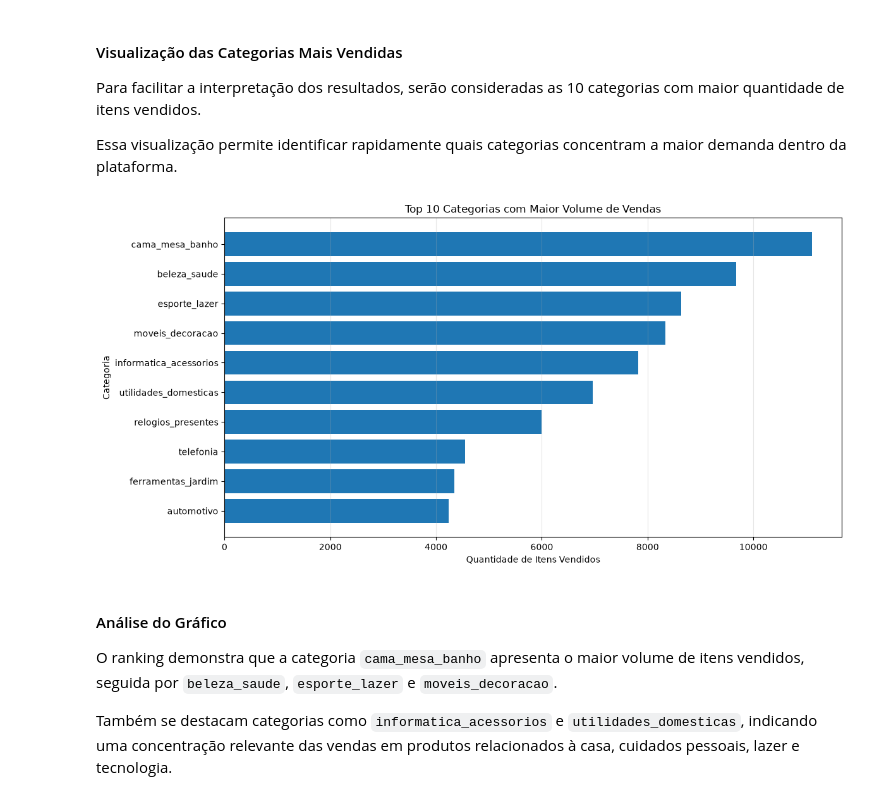
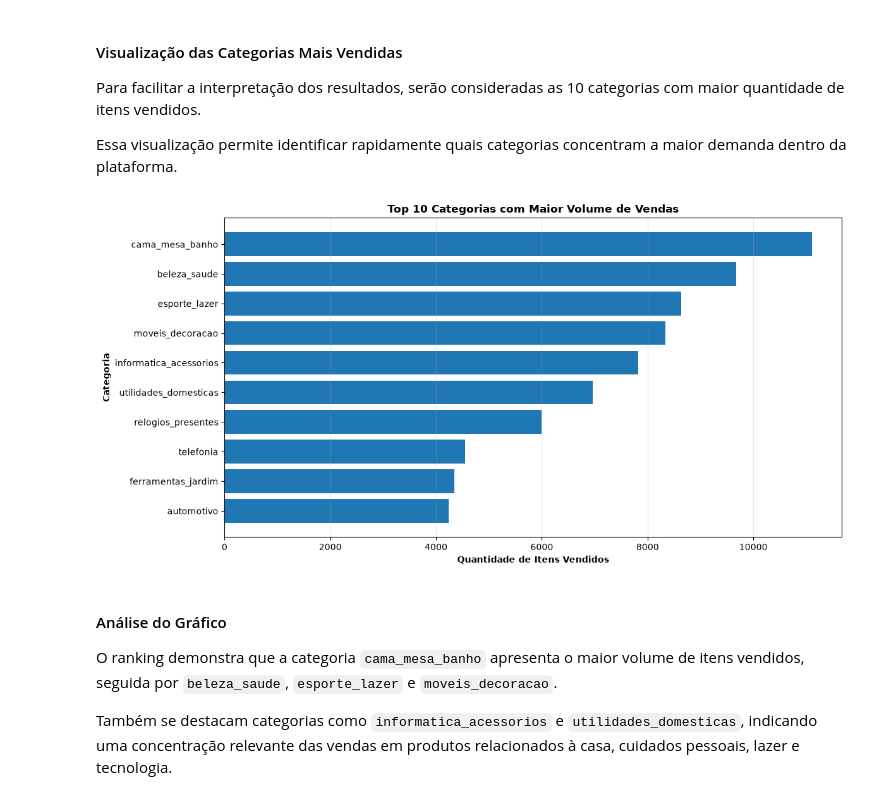
Before and after one commit to leandroanalytics/ecommerce-sales-analytics, a Jupyter notebook: notebooks/01_etl.ipynb, the cells around one changed output. Cells and saved outputs as stored; diff of their text form; code cells hidden in the pictures.

```diff
--- a/notebooks/01_etl.ipynb
+++ b/notebooks/01_etl.ipynb
@@ -2089,27 +2129,58 @@ Para facilitar a interpretação dos resultados, serão consideradas as 10 categ
 
 Essa visualização permite identificar rapidamente quais categorias concentram a maior demanda dentro da plataforma.
 # %%
+# Top 10 Categorias com Maior Volume de Vendas
+
+# Selecionar as 10 categorias com maior volume de vendas
 top10_categorias = ranking_categorias.head(10)
 
+# Criar o gráfico
 plt.figure(figsize=(12, 6))
 
 plt.barh(
     top10_categorias["Categoria"],
     top10_categorias["Quantidade_Vendida"]
 )
 
-plt.title("Top 10 Categorias com Maior Volume de Vendas")
-plt.xlabel("Quantidade de Itens Vendidos")
-plt.ylabel("Categoria")
+# Título e eixos
+plt.title(
+    "Top 10 Categorias com Maior Volume de Vendas",
+    fontweight="bold"
+)
 
+plt.xlabel(
+    "Quantidade de Itens Vendidos",
+    fontweight="bold"
+)
+
+plt.ylabel(
+    "Categoria",
+    fontweight="bold"
+)
+
+# Exibir a categoria com maior volume no topo
 plt.gca().invert_yaxis()
 
-plt.grid(axis="x", alpha=0.3)
+# Grade
+plt.grid(
+    axis="x",
+    alpha=0.3
+)
 
+# Ajustar o layout
 plt.tight_layout()
+
+# Salvar imagem para o README
+plt.savefig(
+    "../imagens/categorias_mais_vendidas.png",
+    dpi=300,
+    bbox_inches="tight"
+)
+
+# Exibir o gráfico
 plt.show()
 # %% [output]
-[figure, old version]
+[figure, new version]
 # %% [markdown]
 #### Análise do Gráfico
 
```
Also changed, not shown: parts of 9 cells of this notebook, 5 other files.
